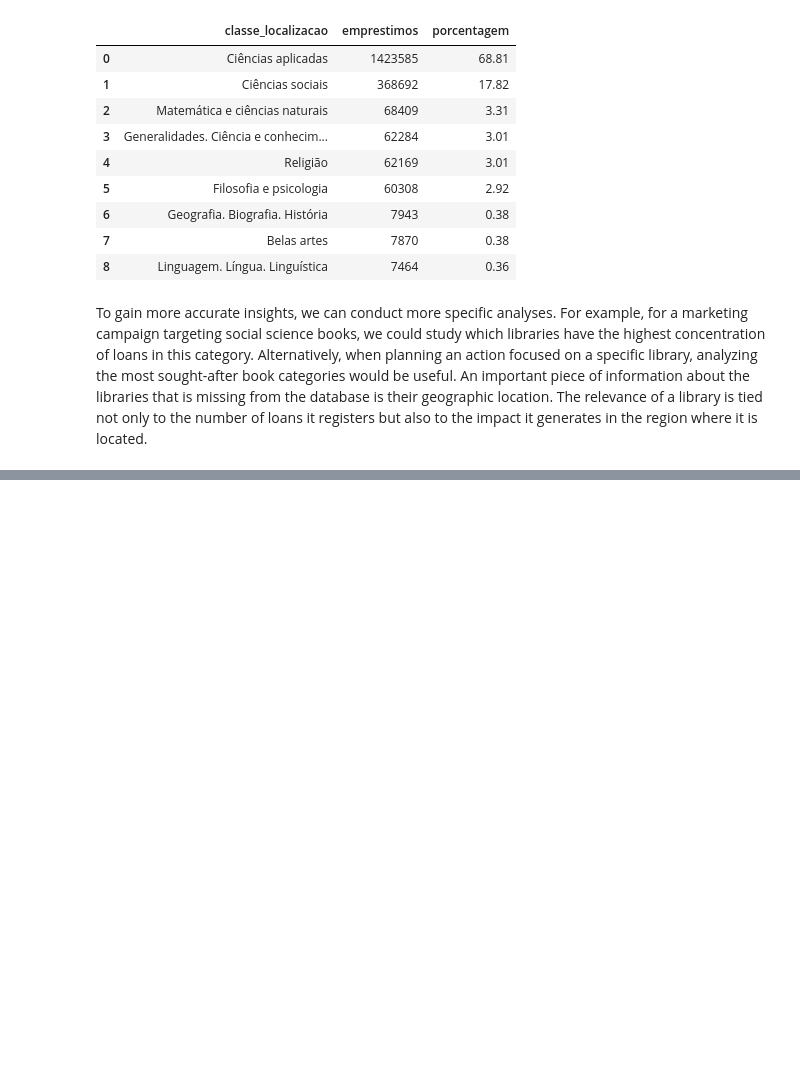
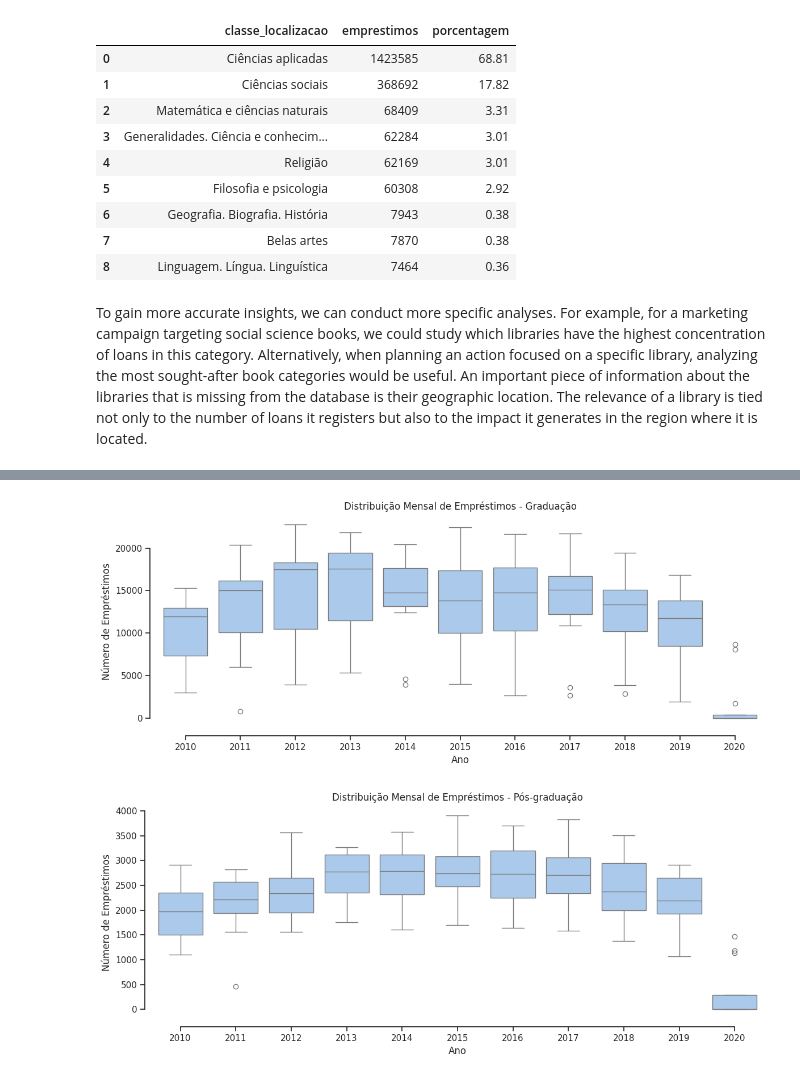
Before and after one commit to luiizsps/ufrn_library, a Jupyter notebook: ufrn_library.ipynb, the cells around one changed output, grey strips where cells are left out. Saved outputs shown, nothing was run; the diff lists cells and outputs as text; code cells hidden in the pictures; blank space fills up the shorter version.

Commit message:
finish adding more data

```diff
--- a/ufrn_library.ipynb
+++ b/ufrn_library.ipynb
@@ -618,0 +662,7 @@ An important piece of information about the libraries that is missing from the d
+# %%
+# filtering the data for the analysis
+df_grad = df[(df["tipo_vinculo_usuario"] == "ALUNO DE GRADUAÇÃO") & (df["colecao"] == "Acervo Circulante")]
+df_post_grad = df[(df["tipo_vinculo_usuario"] == "ALUNO DE PÓS-GRADUAÇÃO") & (df["colecao"] == "Acervo Circulante")]
+# %%
+df_month_grad = df_grad.groupby(['ano', 'mes']).size().reset_index(name="emprestimos")
+df_month_post_grad = df_post_grad.groupby(['ano', 'mes']).size().reset_index(name="emprestimos")
@@ -618,0 +697,36 @@ An important piece of information about the libraries that is missing from the d
+# %%
+def boxplot_year(dataframe, title=""):
+    """
+    Plots a boxplot of monthly loan distributions by year.
+
+    This function generates a boxplot using Seaborn to visualize the distribution
+    of monthly loan counts across different years. It is useful for identifying trends,
+    variations, and outliers in loan activity over time.
+
+    Args:
+        dataframe (pd.DataFrame): A DataFrame containing at least the columns
+            'ano' (year) and 'emprestimos' (number of loans).
+        title (str, optional): A title suffix to be added to the plot.
+            Typically used to distinguish user types (e.g., 'Undergraduate').
+            Defaults to an empty string.
+
+    Returns:
+        None: This function only displays the plot.
+    """
+    sns.set_theme(style="ticks", palette="pastel")
+
+    plt.figure(figsize=(12, 5))
+    sns.boxplot(x="ano", y="emprestimos", data=dataframe)
+    sns.despine(offset=10, trim=True)
+
+    plt.title(f"Distribuição Mensal de Empréstimos - {title}")
+    plt.xlabel("Ano")
+    plt.ylabel("Número de Empréstimos")
+    plt.tight_layout()
+    plt.show()
+# %%
+boxplot_year(df_month_grad, title="Graduação")
+boxplot_year(df_month_post_grad, title="Pós-graduação")
+# %% [output]
+[figure, added]
+[figure, added]
```
Also changed, not shown: parts of 29 cells of this notebook, 1 other file.
